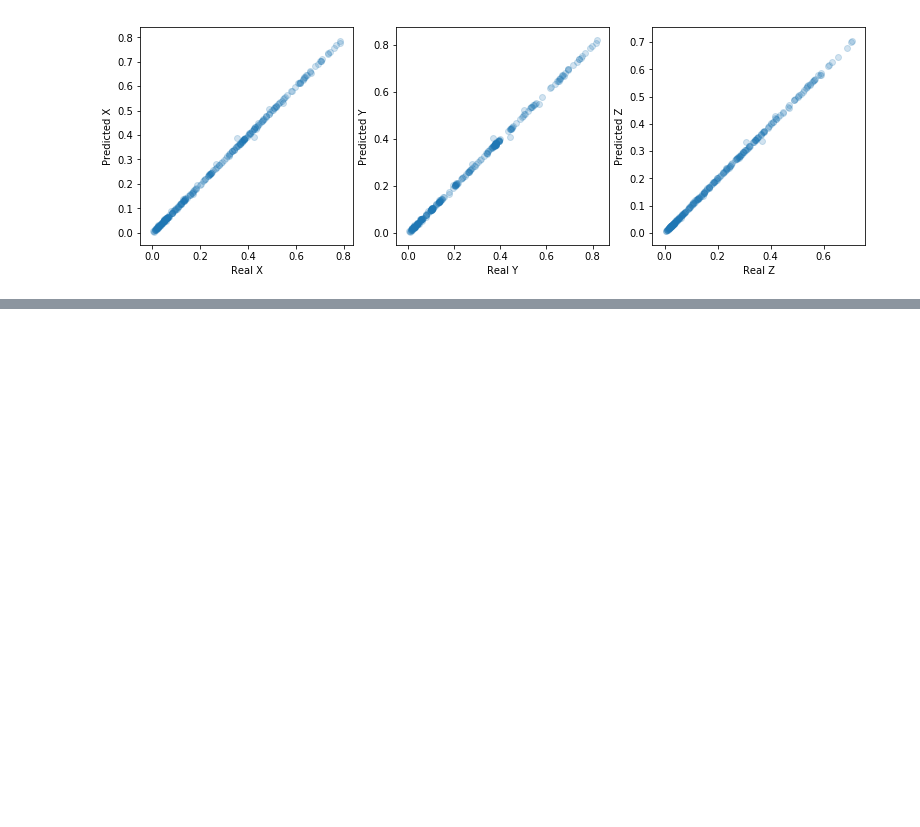
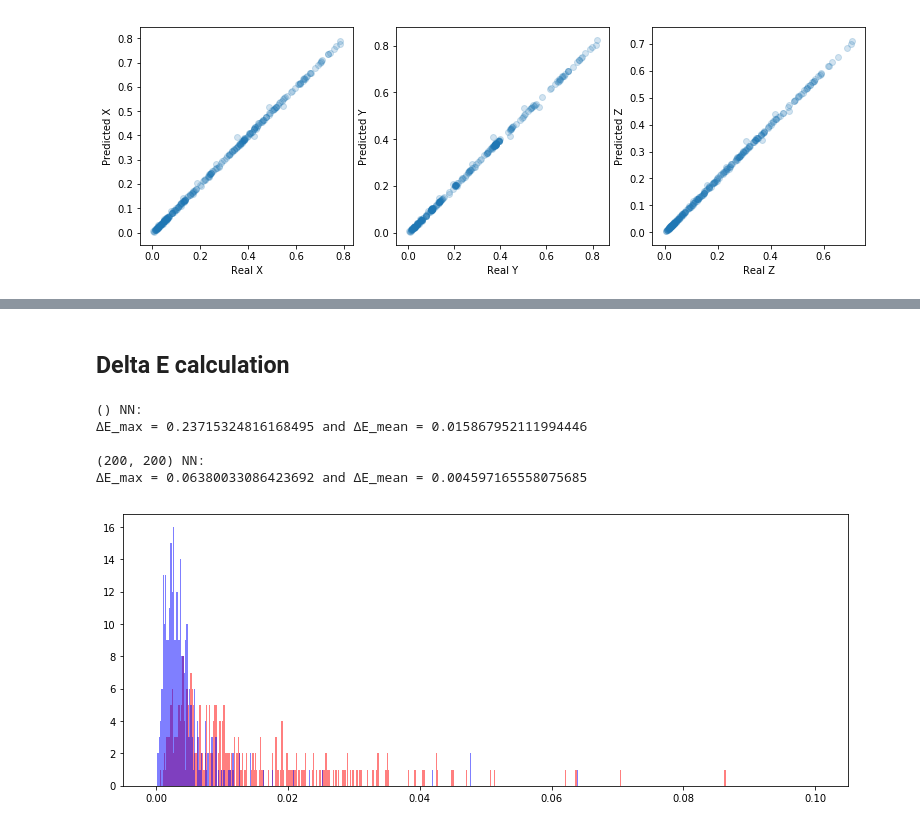
Before and after one commit to gluijk/camera-profiling-mlp, a Jupyter notebook: camera-profiling-mlp.ipynb, the cells around one changed output, grey strips where cells are left out. Cells and saved outputs as stored; diff of their text form; code cells hidden in the pictures; blank space fills up the shorter version.

```diff
--- a/camera-profiling-mlp.ipynb
+++ b/camera-profiling-mlp.ipynb
@@ -214,6 +270,6 @@ regr.intercepts_
 # %%
 # Prediction
-Y_pred = regr.predict(X)
+Y_pred2 = regr.predict(X)
 
 # Clip to 0..1 range
 # Y_pred[Y_pred < 0] = 0.0
@@ -241,0 +356,33 @@ plt.xlabel('Real Z');
+# %% [markdown]
+## Delta E calculation
+# %%
+def DeltaE(Lab1, Lab2):  # Lab1 and Lab2 are Nx3 arrays in the Lab range
+    """ ΔE Quality:
+         <1 = Excellent (imperceptible)
+        1-2 = Good
+        2-4 = Normal
+        4-5 = Sufficient
+         >5 = Bad
+    """
+    return np.sqrt((Lab1[:, 0] - Lab2[:, 0]) ** 2 +
+                   (Lab1[:, 1] - Lab2[:, 1]) ** 2 +
+                   (Lab1[:, 2] - Lab2[:, 2]) ** 2)
+# %%
+# Delta E performance
+print("() NN:")
+print("ΔE_max =", np.max(DeltaE(Y, Y_pred)), "and ΔE_mean =", np.mean(DeltaE(Y, Y_pred)), "\n")
+
+print("(200, 200) NN:")
+print("ΔE_max =", np.max(DeltaE(Y, Y_pred2)), "and ΔE_mean =", np.mean(DeltaE(Y, Y_pred2)))
+# %% [output]
+() NN:
+ΔE_max = 0.23715324816168495 and ΔE_mean = 0.015867952111994446
+
+(200, 200) NN:
+ΔE_max = 0.06380033086423692 and ΔE_mean = 0.004597165558075685
+# %%
+plt.subplots(figsize=(13, 5))
+plt.hist(DeltaE(Y, Y_pred ), bins=500, range=[0, 0.1], color='r', alpha=0.5)
+plt.hist(DeltaE(Y, Y_pred2), bins=500, range=[0, 0.1], color='b', alpha=0.5);
+# %% [output]
+[figure, added]
```
Also changed, not shown: parts of 12 cells of this notebook.
